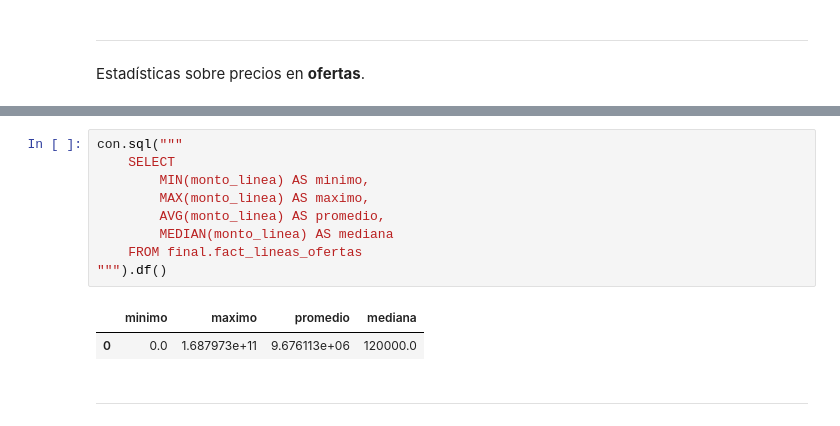
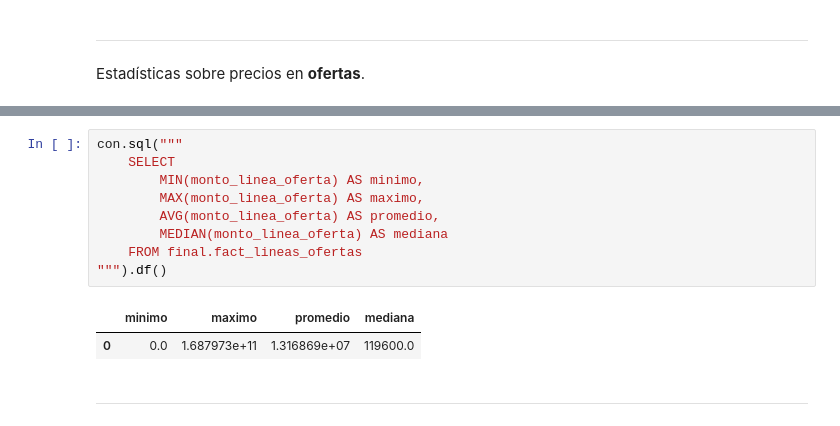
Before and after one commit to ssolorzanocr/Modelo_predictivo_SICOP, a Jupyter notebook: Evaluacion_modelo.ipynb, the cells around one changed output, grey strips where cells are left out. Cells and saved outputs as stored; diff of their text form.

```diff
--- a/Evaluacion_modelo.ipynb
+++ b/Evaluacion_modelo.ipynb
@@ -531,15 +531,15 @@ con.sql("""
 # %%
 con.sql("""
     SELECT
-        MIN(monto_linea) AS minimo,
-        MAX(monto_linea) AS maximo,
-        AVG(monto_linea) AS promedio,
-        MEDIAN(monto_linea) AS mediana
+        MIN(monto_linea_oferta) AS minimo,
+        MAX(monto_linea_oferta) AS maximo,
+        AVG(monto_linea_oferta) AS promedio,
+        MEDIAN(monto_linea_oferta) AS mediana
     FROM final.fact_lineas_ofertas
 """).df()
 # %% [output]
 |  | minimo | maximo | promedio | mediana |
-| 0 | 0.0 | 1.687973e+11 | 9.676113e+06 | 120000.0 |
+| 0 | 0.0 | 1.687973e+11 | 1.316869e+07 | 119600.0 |
 # %% [markdown]
 ---
 # %% [markdown]
```
Also changed, not shown: parts of 30 cells of this notebook, 2 other files.
